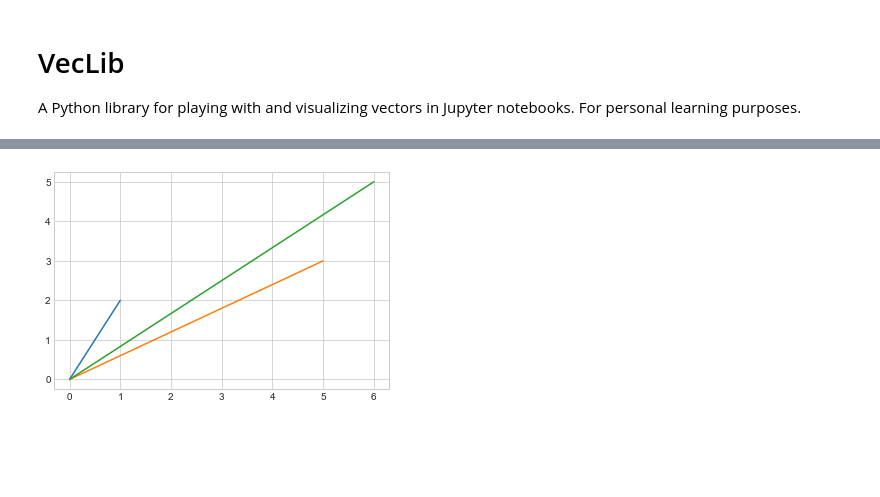
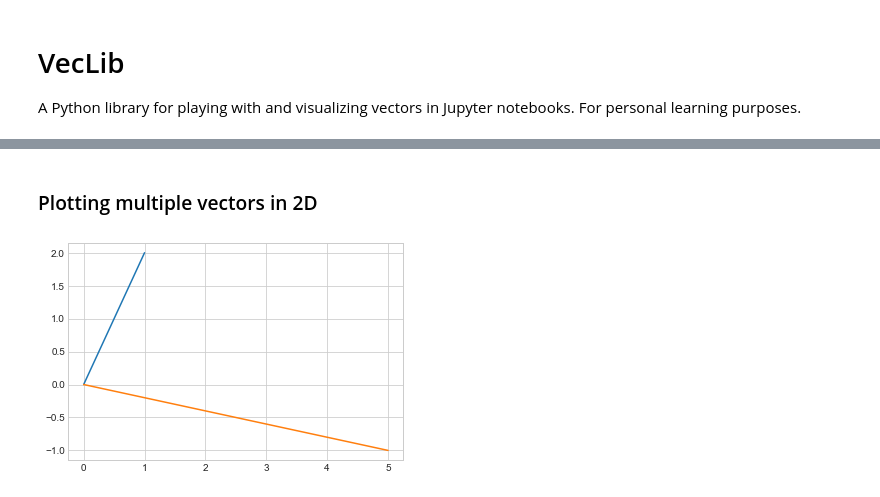
Before and after one commit to miroli/veclib, a Jupyter notebook: Playground.ipynb, the cells around one changed output, grey strips where cells are left out. Drawn from its saved outputs; the diff is of its cells as text; code cells hidden in the pictures; blank space fills up the shorter version.

```diff
--- a/Playground.ipynb
+++ b/Playground.ipynb
@@ -59,12 +86,10 @@ class Vector():
+# %% [markdown]
+### Plotting multiple vectors in 2D
 # %%
+fig, ax = plt.subplots()
 v1 = Vector(np.array([1,2]))
-v2 = Vector(np.array([5,3]))
-v3 = Vector(np.array([5,3, 4, 4]))
+v2 = Vector(np.array([5,-1]))
+v1.plot(ax)
+v2.plot(ax)
+# %% [output]
+[figure, added]
-# %%
-fig, ax = plt.subplots()
-v1.plot(ax)
-v2.plot(ax)
-v3 = v1 + v2
-v3.plot(ax)
-# %% [output]
-[figure, removed]
```
Also changed, not shown: parts of 7 cells of this notebook.
